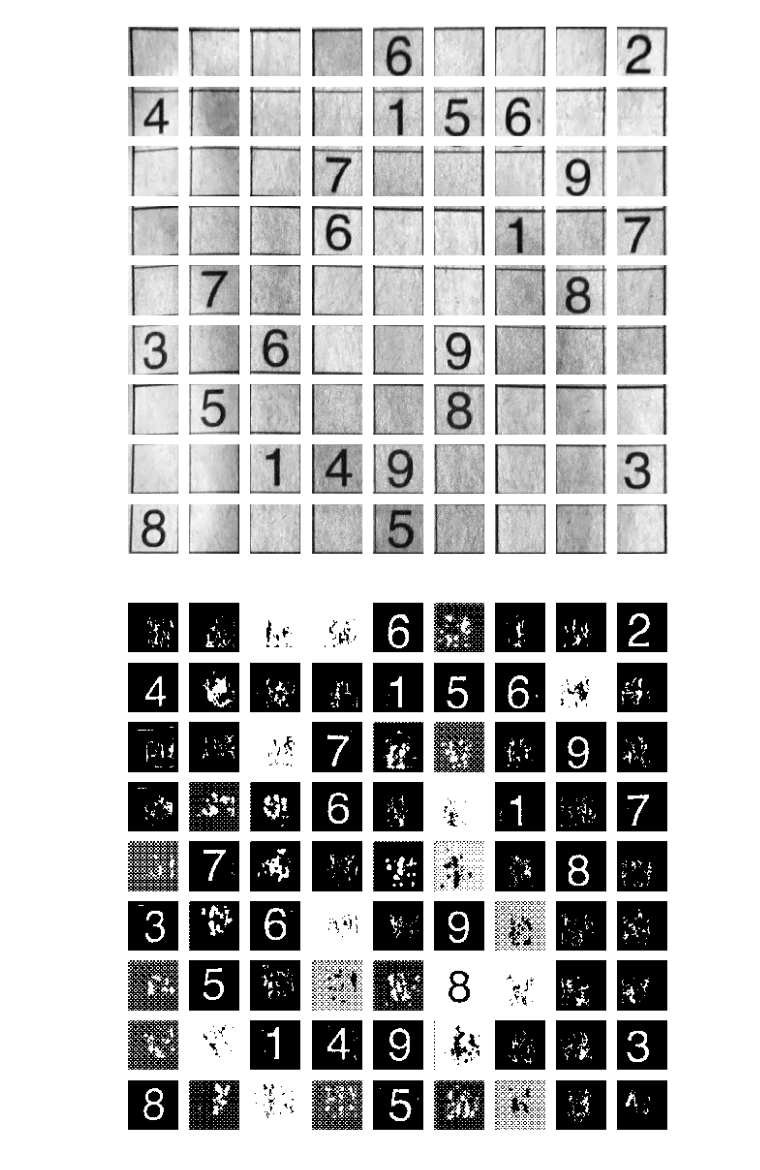
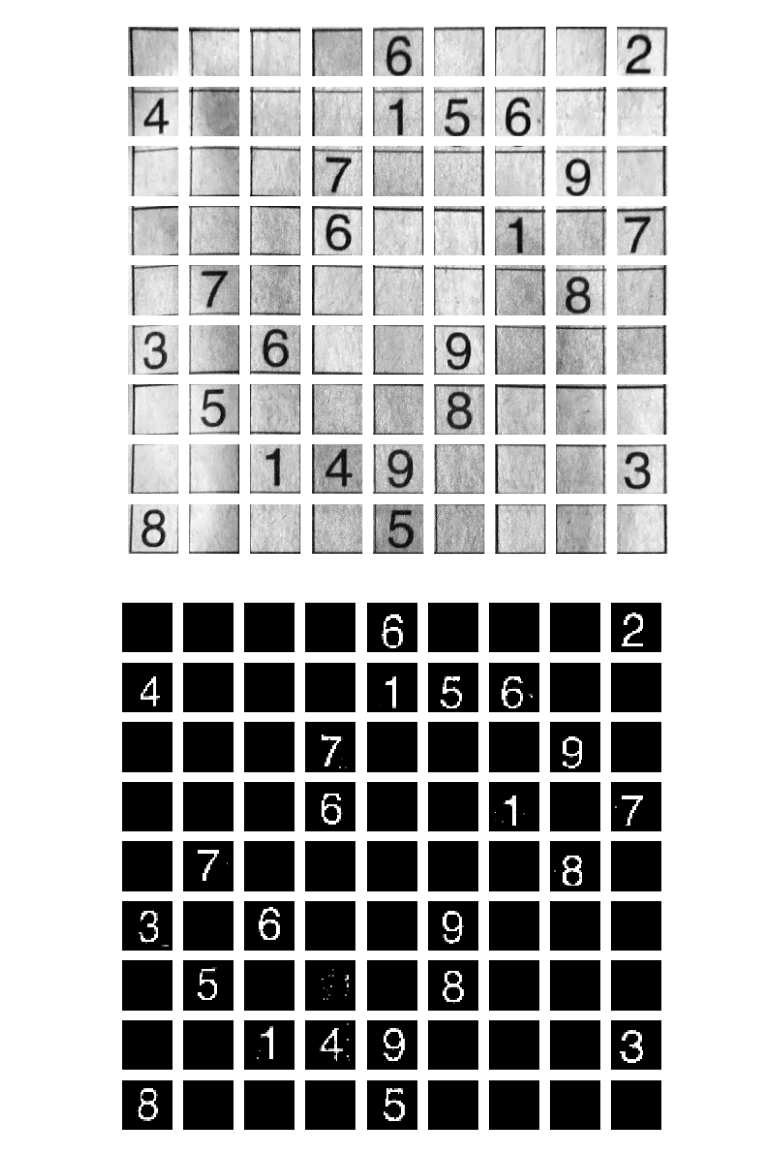
Before and after one commit to muthuspark/ml_research, a Jupyter notebook: sudoku extracting from newspaper image-keras-Chan-Vese.ipynb, the cells around one changed output. Saved outputs shown, nothing was run; the diff lists cells and outputs as text; code cells hidden in the pictures.

```diff
--- a/sudoku extracting from newspaper image-keras-Chan-Vese.ipynb
+++ b/sudoku extracting from newspaper image-keras-Chan-Vese.ipynb
@@ -234,8 +235,6 @@ from skimage.restoration import (denoise_tv_chambolle, denoise_bilateral,
                                  denoise_wavelet, estimate_sigma)
 from skimage.morphology import binary_erosion, binary_dilation
 from keras.models import load_model
-from skimage import data, img_as_float
-from skimage.segmentation import chan_vese
 
 model = load_model('mldata\keras_digits.h5')
 def pad_with(vector, pad_width, iaxis, kwargs):
@@ -247,40 +246,42 @@ def pad_with(vector, pad_width, iaxis, kwargs):
 def predict(box):
     threshold = 4
     contours = find_contours(box, level=0.8)
-    if len(contours) > threshold:
+    if len(contours) > threshold or len(contours) == 0:
         return 0
     else:
         return model.predict_classes(box.reshape(1,28,28,1).astype(np.uint8))[0]
 
 fig, ax = plt.subplots(nrows=9, ncols=9, figsize=(10,10))
 
 predicted_vals = np.zeros((9,9))
 contours_found = np.zeros((9,9))
 for row in range(9):
     for col in range(9):
         box = warped[row*100:row*100+100,col*100:col*100+100]
         box = skimage.transform.resize(box,(128,128))
         box_binary_adaptive = threshold_local(box, block_size=99)
         binary = box <= box_binary_adaptive
         box = skimage.util.invert(binary)*1
 
         #find what this number is.
         box = clear_noisy_borders(box)
         box = np.pad(box, 10, pad_with)
         box = binary_dilation(binary_dilation(box))
-
-        image = img_as_float(box)
-        cv = chan_vese(image, mu=0.25, lambda1=1, lambda2=1, tol=1e-3, max_iter=200,
-                       dt=0.5, init_level_set="checkerboard", extended_output=True)
-        box = cv[0]
+        box = skimage.util.invert(box)
         box = skimage.transform.resize(box,(28,28))
         contours = find_contours(box, level=0.8)
+
+        if(len(contours) >= 5):
+            box = (box*0)+1
+
+        contours = find_contours(box, level=0.8)
+
         ax[row][col].axis("off")
-        ax[row][col].imshow(cv[0] , cmap="gray")
+        ax[row][col].imshow(box , cmap="gray")
 
         contours_found[row][col] = len(contours)
         predicted_vals[row][col] = predict(box)
 
 plt.show()
 # %% [output]
-[figure, old version]
+[figure, new version]
```
Also changed, not shown: parts of 4 cells of this notebook, 1 other file.
